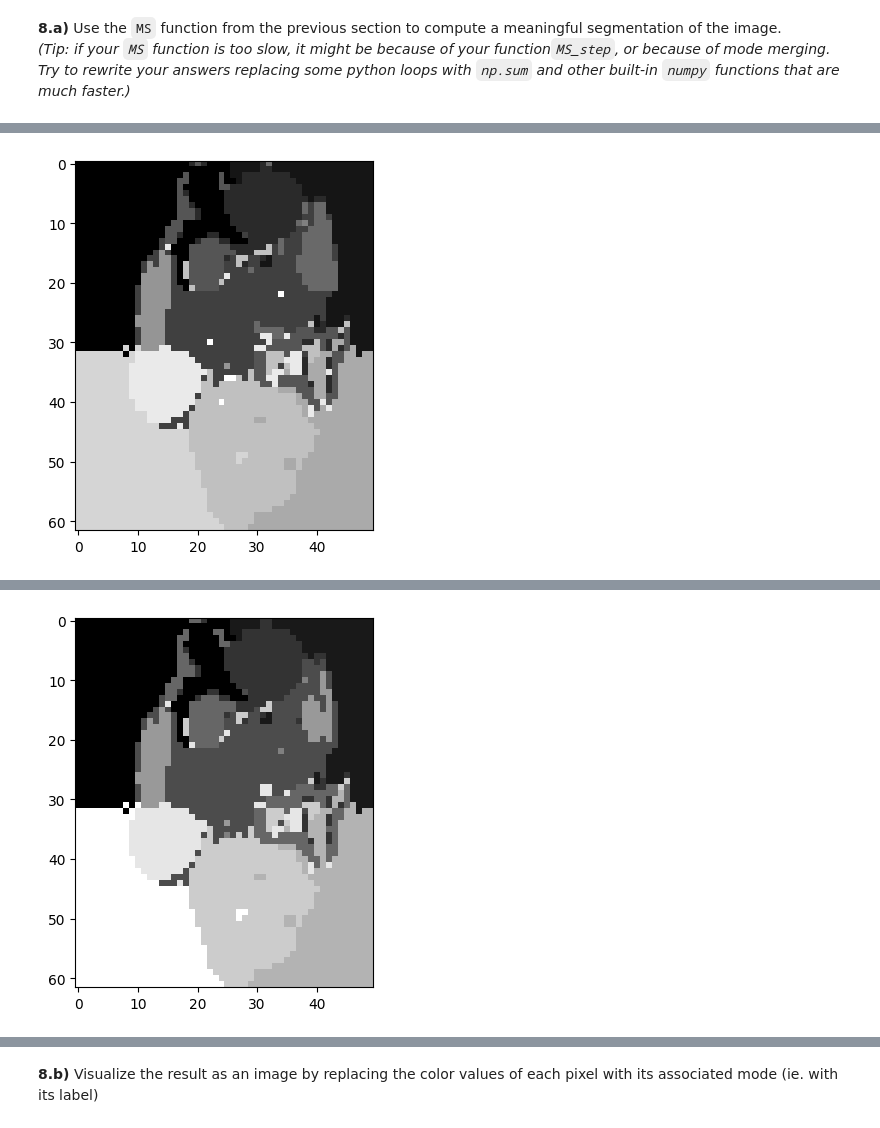
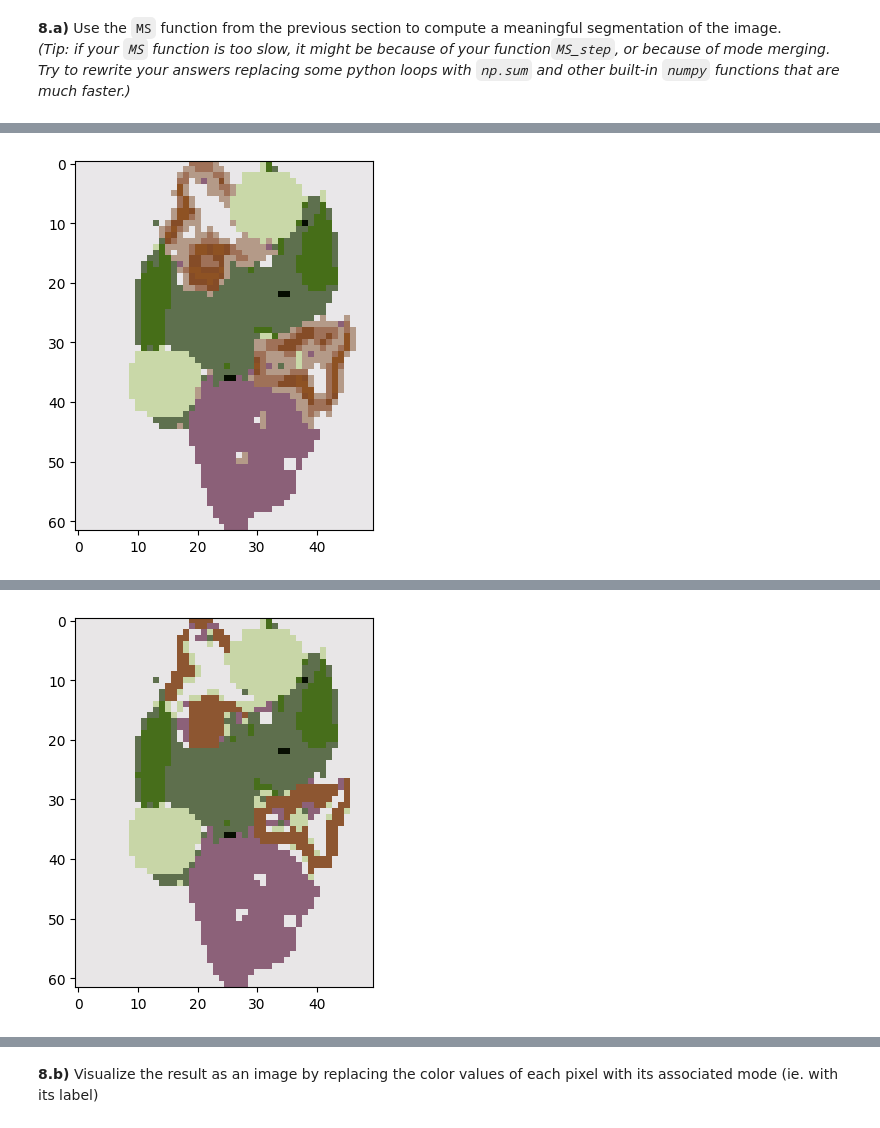
Before and after one commit to Parabrele/ComputerVision, a Jupyter notebook: TP4/TP4_mean_shift.ipynb, the cells around one changed output, grey strips where cells are left out. Cells and saved outputs as stored; diff of their text form; code cells hidden in the pictures.

```diff
--- a/TP4/TP4_mean_shift.ipynb
+++ b/TP4/TP4_mean_shift.ipynb
@@ -447,5 +423,10 @@ sigma = 0.5
 # %% [markdown]
 **8.a)** Use the `MS` function from the previous section to compute a meaningful segmentation of the image. <br/>
 *(Tip: if your `MS` function is too slow, it might be because of your function`MS_step`, or because of mode merging. Try to rewrite your answers replacing some python loops with `np.sum` and other built-in `numpy` functions that are much faster.)* <br/>
+# %%
+def modes2rgb(modes):
+    modes = modes.reshape(img.shape).cpu().numpy()
+    modes = lab2rgb(modes)
+    return modes
 # %%
-#x_star, label = MS(data, sigma, eps=0.01, g_function=g, eps_fuse=0.5)
+x_star, label = MS(data, 8.7, eps=0.01, g_function=g, eps_fuse=0.5)
@@ -459,0 +444,8 @@ Comme prévu, on est clairement dans un cas anisotropique.
+# %%
+data_cov = torch.cov(data.T)
+# %%
+for sigma in [0.2, 0.3, 0.4, 0.6, 0.8]:
+    modes, labels = MS(data, data_cov * sigma**2, eps=0.05, g_function=g, eps_fuse=0.1)
+
+    plt.imshow(modes2rgb(modes[:,2:]))
+    plt.show()
@@ -460,16 +481,10 @@ Comme prévu, on est clairement dans un cas anisotropique.
 # %%
-# normalised_data = data.copy()
-# mean = np.mean(normalised_data, axis=0)
-# std = np.std(normalised_data, axis=0)
-# normalised_data -= mean
-# normalised_data /= std
+trunc = data[:, 2:]
+trunc_cov = torch.cov(trunc.T)
 
-data_cov = np.cov(data.T)
+for sigma in [0.3, 0.41, 0.5]:
+    x_star, label = MS(trunc, trunc_cov * sigma**2, eps=0.05, g_function=g, eps_fuse=0.5)
 
-for sigma in [0.2, 0.3, 0.4]:
-    x_star, label = MS(data, data_cov * sigma, eps=0.05, g_function=g, eps_fuse=0.5)
-    label = label.reshape(img.shape[:2])
-
-    plt.imshow(label)
+    plt.imshow(modes2rgb(x_star))
     plt.show()
 # %% [output]
@@ -479 +494 @@ Time elapsed for labels :  5.2209 ms
-[figure, old version]
+[figure, new version]
@@ -483 +498 @@ Time elapsed for labels :  6.6566 ms
-[figure, old version]
+[figure, new version]
```
Also changed, not shown: parts of 39 cells of this notebook.
